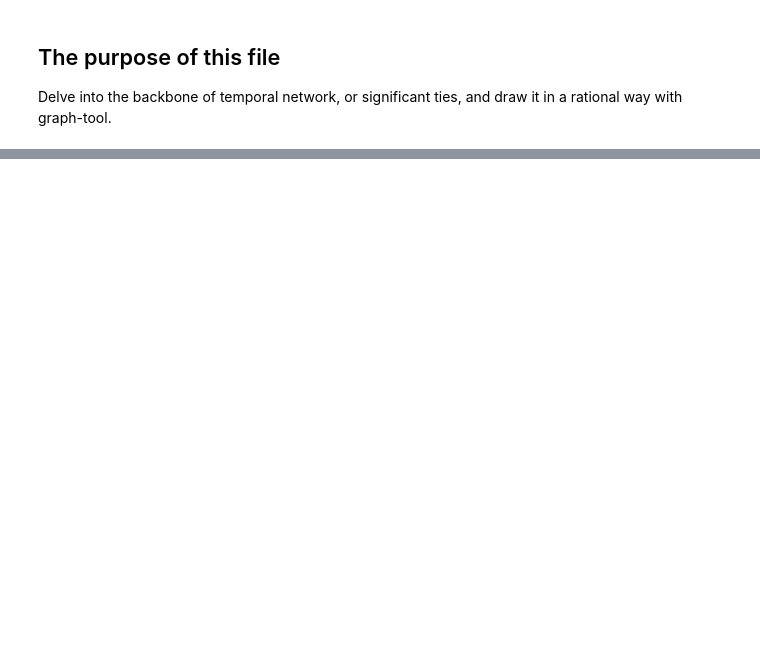
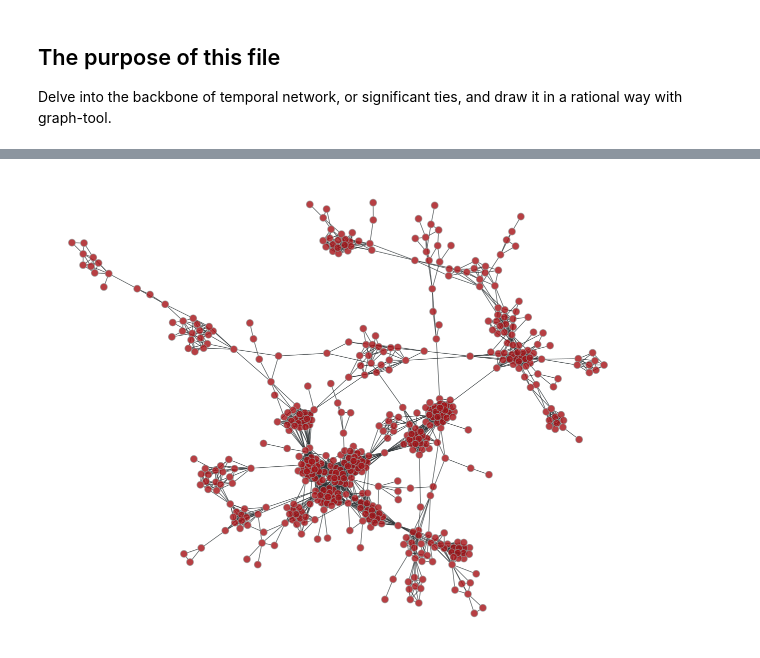
Before and after one commit to Nagayu71/Instagram-Trend-Analysis, a Jupyter notebook: notebooks/coordinate/8_investigate_backbone_gt.ipynb, the cells around one changed output, grey strips where cells are left out. Saved outputs shown, nothing was run; the diff lists cells and outputs as text; code cells hidden in the pictures; blank space fills up the shorter version.

Commit message:
[update] draw network with graph-tool

```diff
--- a/notebooks/coordinate/8_investigate_backbone_gt.ipynb
+++ b/notebooks/coordinate/8_investigate_backbone_gt.ipynb
@@ -39,9 +41,9 @@ gt.graph_draw(G1)
 LC1 = gt.extract_largest_component(G1, prune=True)
 #LC2 = gt.extract_largest_component(G2, prune=True)
 # %%
-print(fname3)
-#gt.graph_draw(LC1, output=fname3, output_size=(800,700));
-gt.graph_draw(LC1, output_size=(800,700), vertex_size=7);
+gt.graph_draw(LC1, vertex_size=7);
+# %% [output]
+[figure, added]
 # %%
 #print(fname4)
 #gt.graph_draw(LC2, output=fname4, output_size=(800,700));
```
Also changed, not shown: parts of 13 cells of this notebook, 14 other files.
